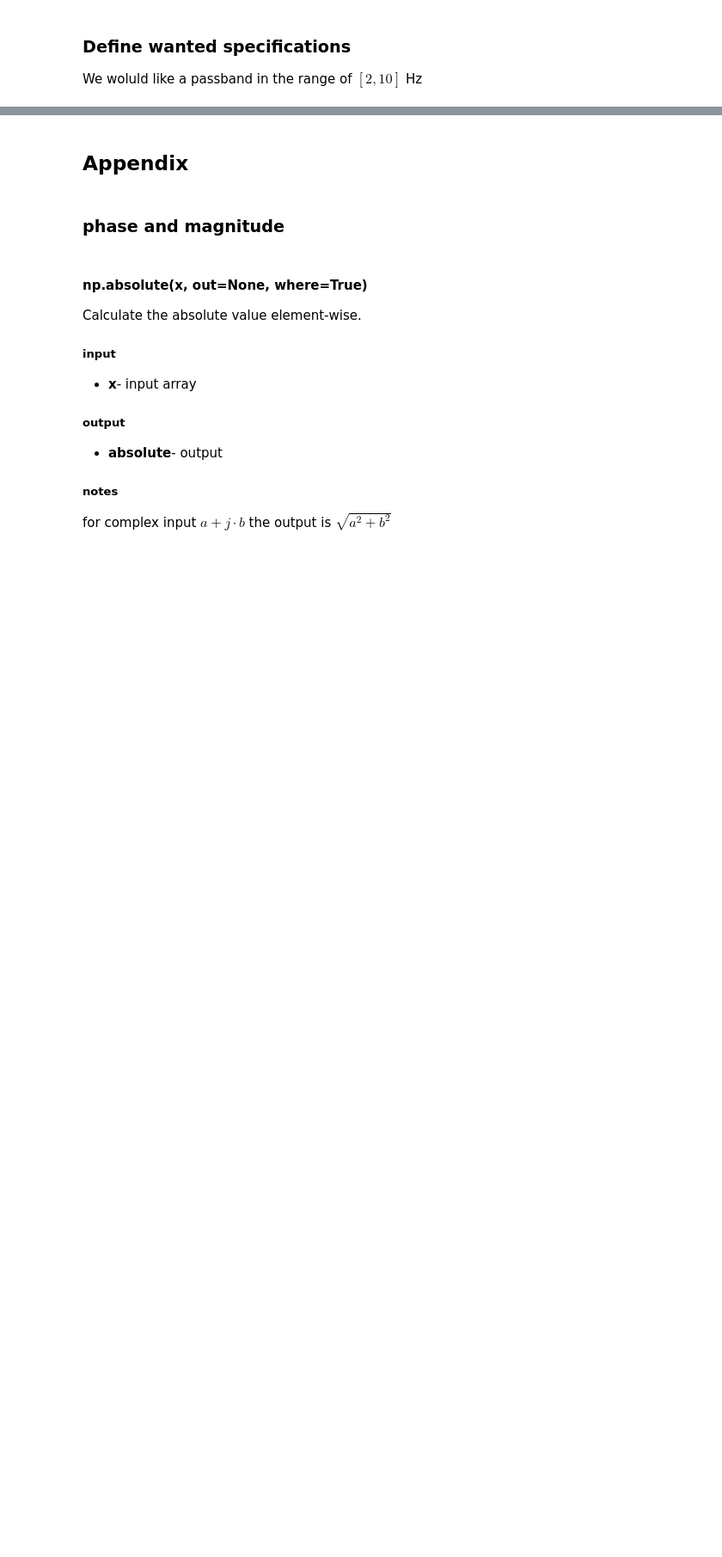
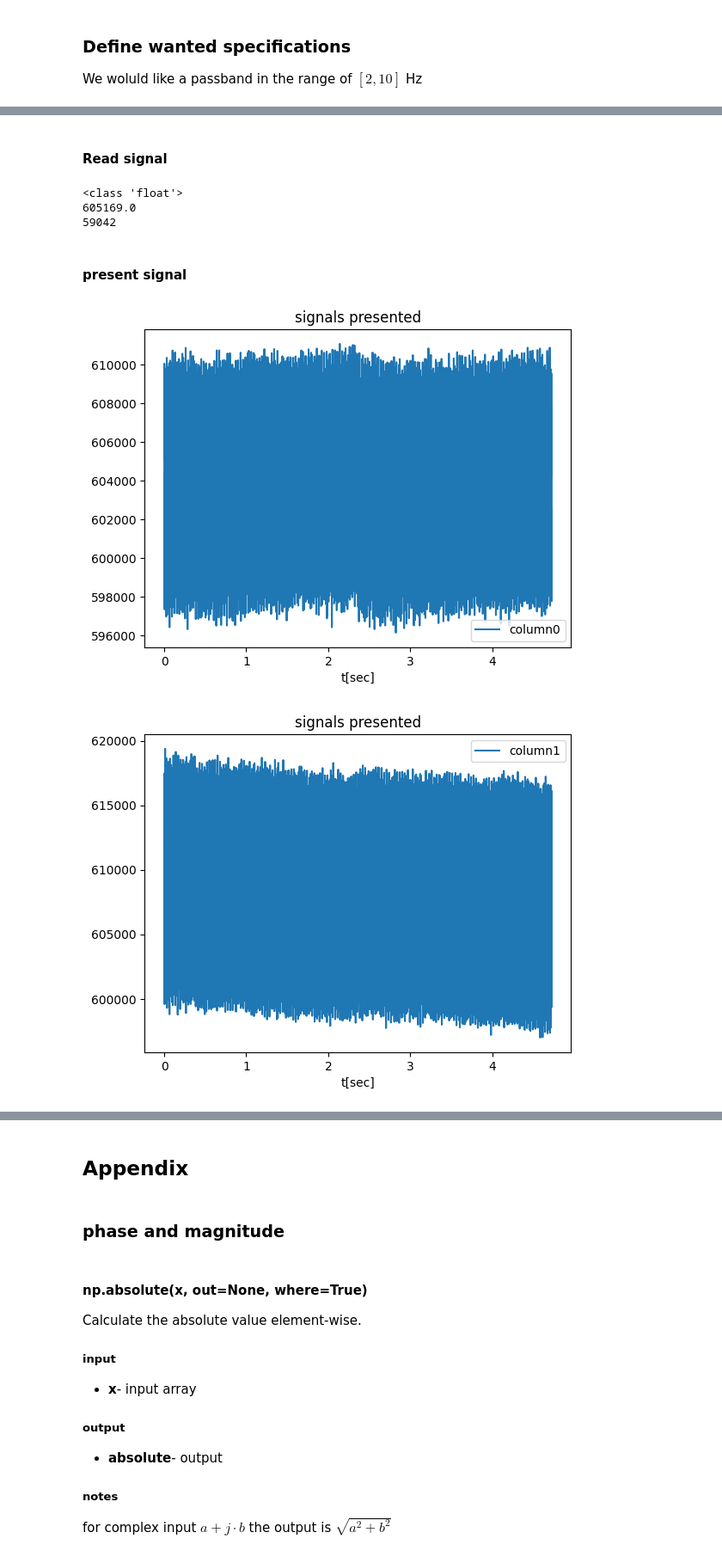
Before and after one commit to vyohai/tutorials, a Jupyter notebook: scipy/Basic filter Design.ipynb, the cells around one changed output, grey strips where cells are left out. Shown at 86% size. Saved outputs shown, nothing was run; the diff lists cells and outputs as text; code cells hidden in the pictures; blank space fills up the shorter version.

```diff
--- a/scipy/Basic filter Design.ipynb
+++ b/scipy/Basic filter Design.ipynb
@@ -587,0 +585,57 @@ plt.show()
+# %% [markdown]
+#### Read signal
+# %%
+DATAPATH='./data'
+
+# files
+file='/cut_G100.dat'
+
+# reading
+x0,x1=[],[]
+with open(DATAPATH+file) as f:
+    for y in f.read().split('\n'):
+        y=y.split(' ')
+#         print(y)
+#         print(y[2],y[4])
+        if len(y)>4:
+            x0.append(float(y[2]))
+            x1.append(float(y[4]))
+        else:
+            break
+print(type(x0[0]))
+print(x0[0])
+print(len(x0))
+# %% [output]
+<class 'float'>
+605169.0
+59042
+# %% [markdown]
+#### present signal
+# %%
+## sampling frequency [Hz]
+fs=12500
+
+## Number of samples
+N=len(x0)
+
+# total time
+T=N/fs
+
+## time vector
+t=np.linspace(start=0,stop=T-1/fs,num=N)
+
+## present signal parts
+plt.plot(t,x0)
+plt.title('signals presented')
+plt.xlabel('t[sec]')
+plt.legend(['column0'])
+plt.show()
+
+plt.plot(t,x1)
+plt.title('signals presented')
+plt.xlabel('t[sec]')
+plt.legend(['column1'])
+plt.show()
+# %% [output]
+[figure, added]
+[figure, added]
```
Also changed, not shown: parts of 25 cells of this notebook, 6 other files.
